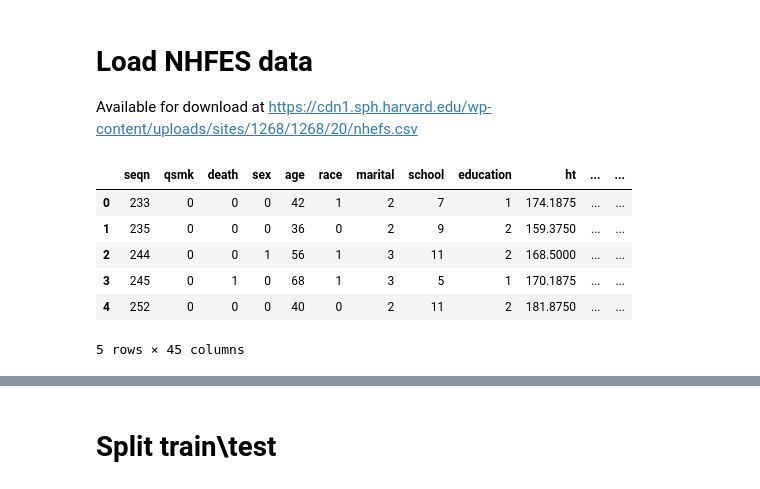
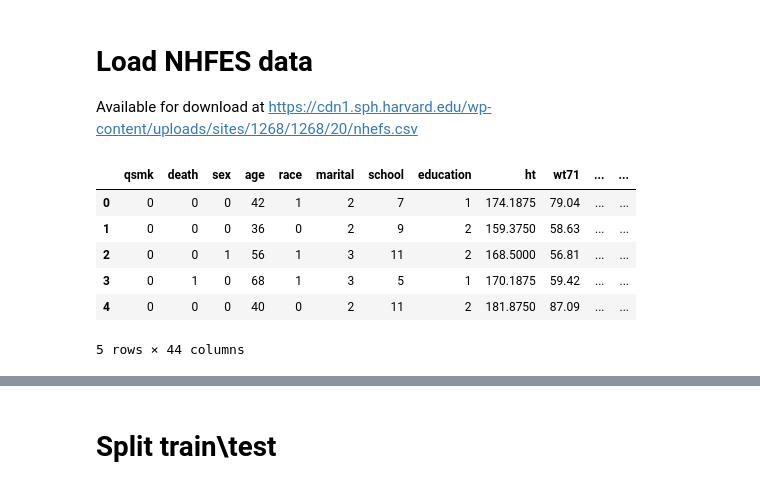
Before and after one commit to hrossman/prediction-evaluation, a Jupyter notebook: NHFES classification example.ipynb, the cells around one changed output, grey strips where cells are left out. Drawn from its saved outputs; the diff is of its cells as text; code cells hidden in the pictures.

```diff
--- a/NHFES classification example.ipynb
+++ b/NHFES classification example.ipynb
@@ -27,17 +24,17 @@ The autoreload extension is already loaded. To reload it, use:
 Available for download at https://cdn1.sph.harvard.edu/wp-content/uploads/sites/1268/1268/20/nhefs.csv
 # %%
 full_data = pd.read_csv(os.path.join('data','nhefs.csv'))
-full_data.drop(['yrdth','modth','dadth'], axis=1, inplace=True)
+full_data.drop(['seqn','yrdth','modth','dadth'], axis=1, inplace=True)
 full_data.dropna(axis=1,inplace=True)
 full_data.head()
 # %% [output]
-|  | seqn | qsmk | death | sex | age | race | marital | school | education | ht | ... | ... |
-| 0 | 233 | 0 | 0 | 0 | 42 | 1 | 2 | 7 | 1 | 174.1875 | ... | ... |
-| 1 | 235 | 0 | 0 | 0 | 36 | 0 | 2 | 9 | 2 | 159.3750 | ... | ... |
-| 2 | 244 | 0 | 0 | 1 | 56 | 1 | 3 | 11 | 2 | 168.5000 | ... | ... |
-| 3 | 245 | 0 | 1 | 0 | 68 | 1 | 3 | 5 | 1 | 170.1875 | ... | ... |
-| 4 | 252 | 0 | 0 | 0 | 40 | 0 | 2 | 11 | 2 | 181.8750 | ... | ... |
+|  | qsmk | death | sex | age | race | marital | school | education | ht | wt71 | ... | ... |
+| 0 | 0 | 0 | 0 | 42 | 1 | 2 | 7 | 1 | 174.1875 | 79.04 | ... | ... |
+| 1 | 0 | 0 | 0 | 36 | 0 | 2 | 9 | 2 | 159.3750 | 58.63 | ... | ... |
+| 2 | 0 | 0 | 1 | 56 | 1 | 3 | 11 | 2 | 168.5000 | 56.81 | ... | ... |
+| 3 | 0 | 1 | 0 | 68 | 1 | 3 | 5 | 1 | 170.1875 | 59.42 | ... | ... |
+| 4 | 0 | 0 | 0 | 40 | 0 | 2 | 11 | 2 | 181.8750 | 87.09 | ... | ... |
-5 rows × 45 columns
+5 rows × 44 columns
 # %%
 data_desc = pd.read_excel(os.path.join('data','NHEFS_Codebook.xls'))
 data_desc_dict = pd.Series(index=data_desc['Variable name'], data=data_desc['Description'].values).to_dict()
```
Also changed, not shown: parts of 13 cells of this notebook, 2 other files.
